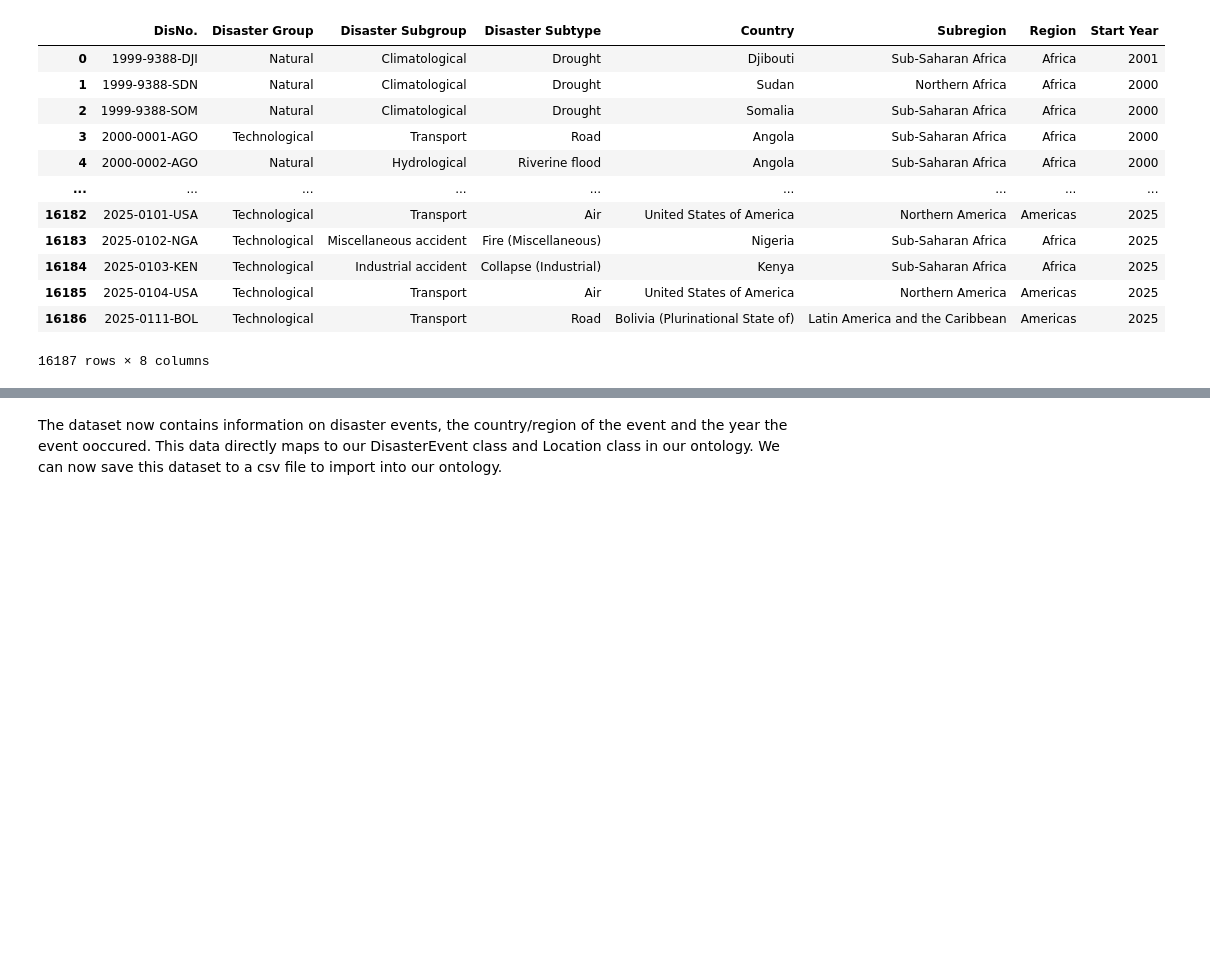
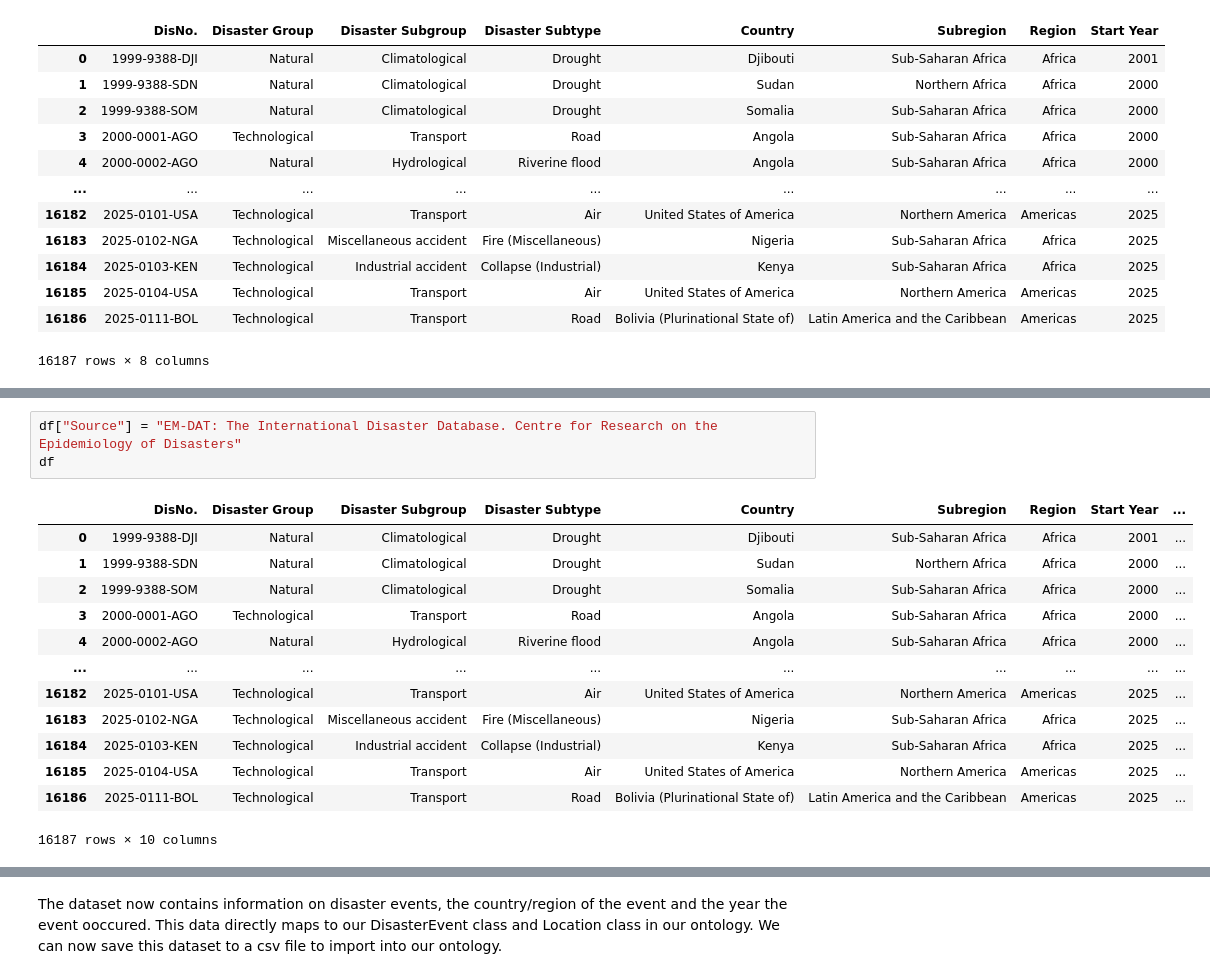
Before and after one commit to INFO3604-Project/DisasterOntology, a Jupyter notebook: dataset_cleaning/disaster_data_cleaning.ipynb, the cells around one changed output, grey strips where cells are left out. Drawn from its saved outputs; the diff is of its cells as text; blank space fills up the shorter version.

```diff
--- a/dataset_cleaning/disaster_data_cleaning.ipynb
+++ b/dataset_cleaning/disaster_data_cleaning.ipynb
@@ -176,3 +193,20 @@ df
+# %%
+df["Source"] = "EM-DAT: The International Disaster Database. Centre for Research on the Epidemiology of Disasters"
+df
+# %% [output]
+|  | DisNo. | Disaster Group | Disaster Subgroup | Disaster Subtype | Country | Subregion | Region | Start Year | ... |
+| 0 | 1999-9388-DJI | Natural | Climatological | Drought | Djibouti | Sub-Saharan Africa | Africa | 2001 | ... |
+| 1 | 1999-9388-SDN | Natural | Climatological | Drought | Sudan | Northern Africa | Africa | 2000 | ... |
+| 2 | 1999-9388-SOM | Natural | Climatological | Drought | Somalia | Sub-Saharan Africa | Africa | 2000 | ... |
+| 3 | 2000-0001-AGO | Technological | Transport | Road | Angola | Sub-Saharan Africa | Africa | 2000 | ... |
+| 4 | 2000-0002-AGO | Natural | Hydrological | Riverine flood | Angola | Sub-Saharan Africa | Africa | 2000 | ... |
+| ... | ... | ... | ... | ... | ... | ... | ... | ... | ... |
+| 16182 | 2025-0101-USA | Technological | Transport | Air | United States of America | Northern America | Americas | 2025 | ... |
+| 16183 | 2025-0102-NGA | Technological | Miscellaneous accident | Fire (Miscellaneous) | Nigeria | Sub-Saharan Africa | Africa | 2025 | ... |
+| 16184 | 2025-0103-KEN | Technological | Industrial accident | Collapse (Industrial) | Kenya | Sub-Saharan Africa | Africa | 2025 | ... |
+| 16185 | 2025-0104-USA | Technological | Transport | Air | United States of America | Northern America | Americas | 2025 | ... |
+| 16186 | 2025-0111-BOL | Technological | Transport | Road | Bolivia (Plurinational State of) | Latin America and the Caribbean | Americas | 2025 | ... |
+16187 rows × 10 columns
 # %%
 df.columns
 # %% [output]
```
Also changed, not shown: parts of 2 cells of this notebook, 10 other files.
